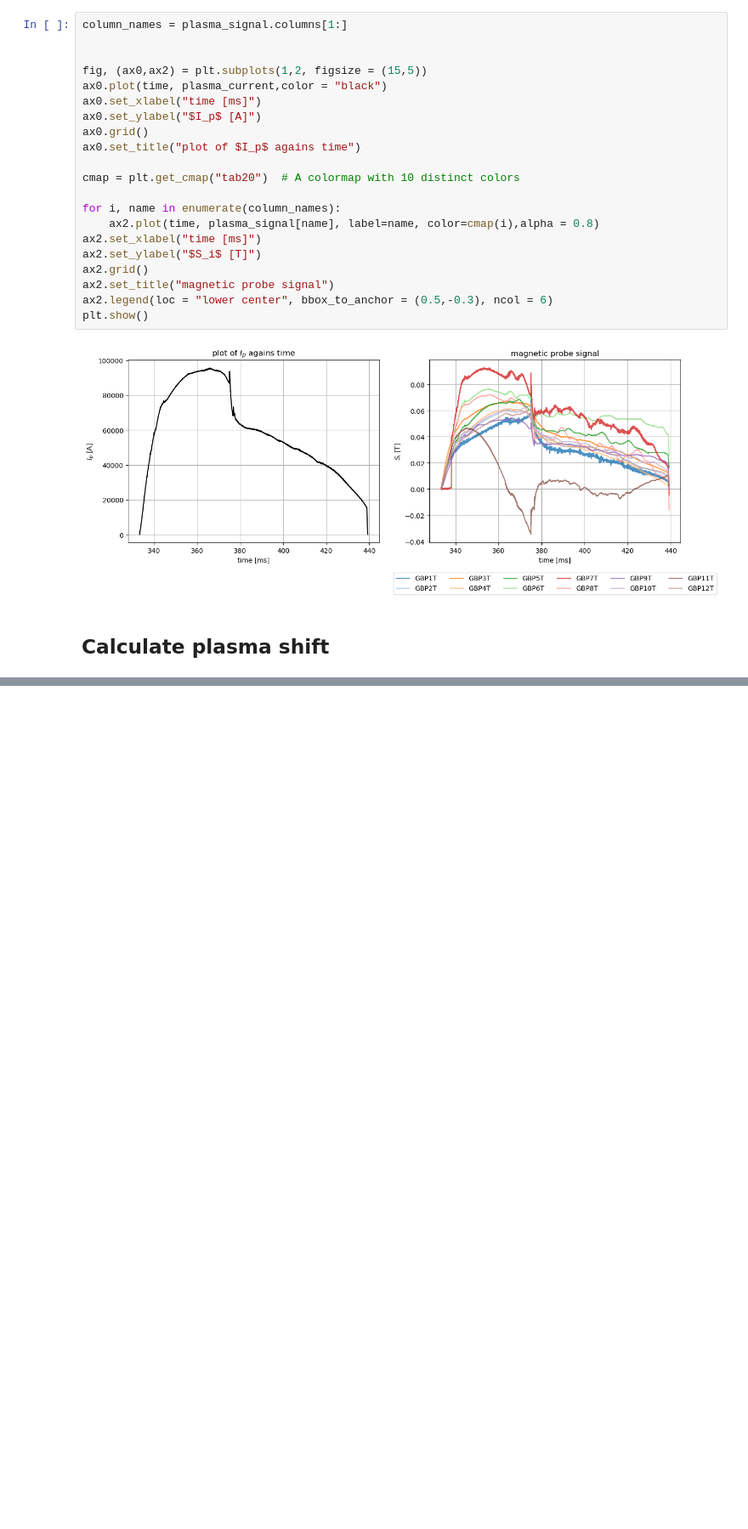
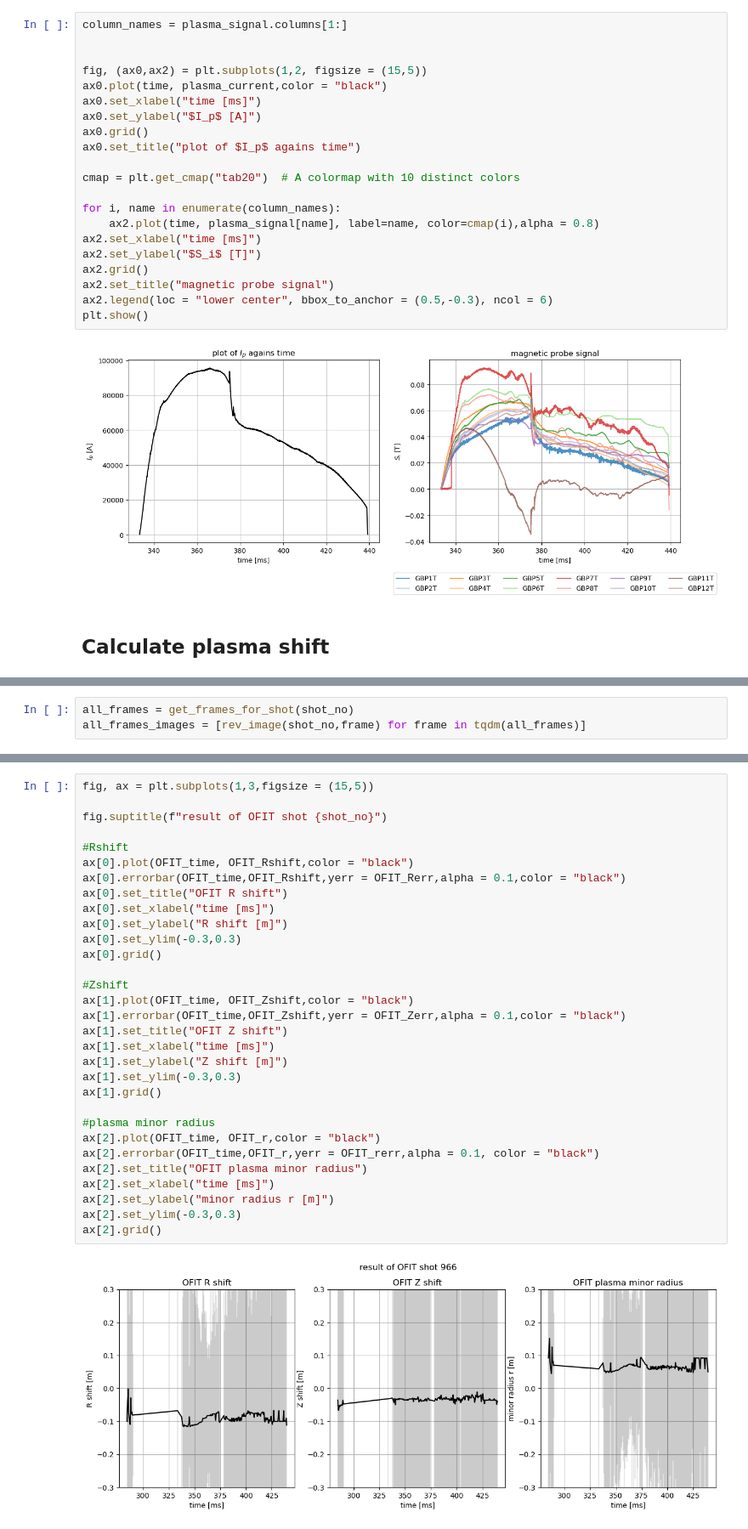
Before and after one commit to P-Attapon/TT1PlasmaColumnPosition, a Jupyter notebook: experimental_result.ipynb, the cells around one changed output, grey strips where cells are left out. Shown at 85% size. Cells and saved outputs as stored; diff of their text form; blank space fills up the shorter version.

```diff
--- a/experimental_result.ipynb
+++ b/experimental_result.ipynb
@@ -81,0 +121,3 @@ plt.show()
+# %%
+all_frames = get_frames_for_shot(shot_no)
+all_frames_images = [rev_image(shot_no,frame) for frame in tqdm(all_frames)]
@@ -81,0 +332,33 @@ plt.show()
+# %%
+fig, ax = plt.subplots(1,3,figsize = (15,5))
+
+fig.suptitle(f"result of OFIT shot {shot_no}")
+
+#Rshift
+ax[0].plot(OFIT_time, OFIT_Rshift,color = "black")
+ax[0].errorbar(OFIT_time,OFIT_Rshift,yerr = OFIT_Rerr,alpha = 0.1,color = "black")
+ax[0].set_title("OFIT R shift")
+ax[0].set_xlabel("time [ms]")
+ax[0].set_ylabel("R shift [m]")
+ax[0].set_ylim(-0.3,0.3)
+ax[0].grid()
+
+#Zshift
+ax[1].plot(OFIT_time, OFIT_Zshift,color = "black")
+ax[1].errorbar(OFIT_time,OFIT_Zshift,yerr = OFIT_Zerr,alpha = 0.1,color = "black")
+ax[1].set_title("OFIT Z shift")
+ax[1].set_xlabel("time [ms]")
+ax[1].set_ylabel("Z shift [m]")
+ax[1].set_ylim(-0.3,0.3)
+ax[1].grid()
+
+#plasma minor radius
+ax[2].plot(OFIT_time, OFIT_r,color = "black")
+ax[2].errorbar(OFIT_time,OFIT_r,yerr = OFIT_rerr,alpha = 0.1, color = "black")
+ax[2].set_title("OFIT plasma minor radius")
+ax[2].set_xlabel("time [ms]")
+ax[2].set_ylabel("minor radius r [m]")
+ax[2].set_ylim(-0.3,0.3)
+ax[2].grid()
+# %% [output]
+[figure, added]
```
Also changed, not shown: parts of 8 cells of this notebook, 18 other files.
